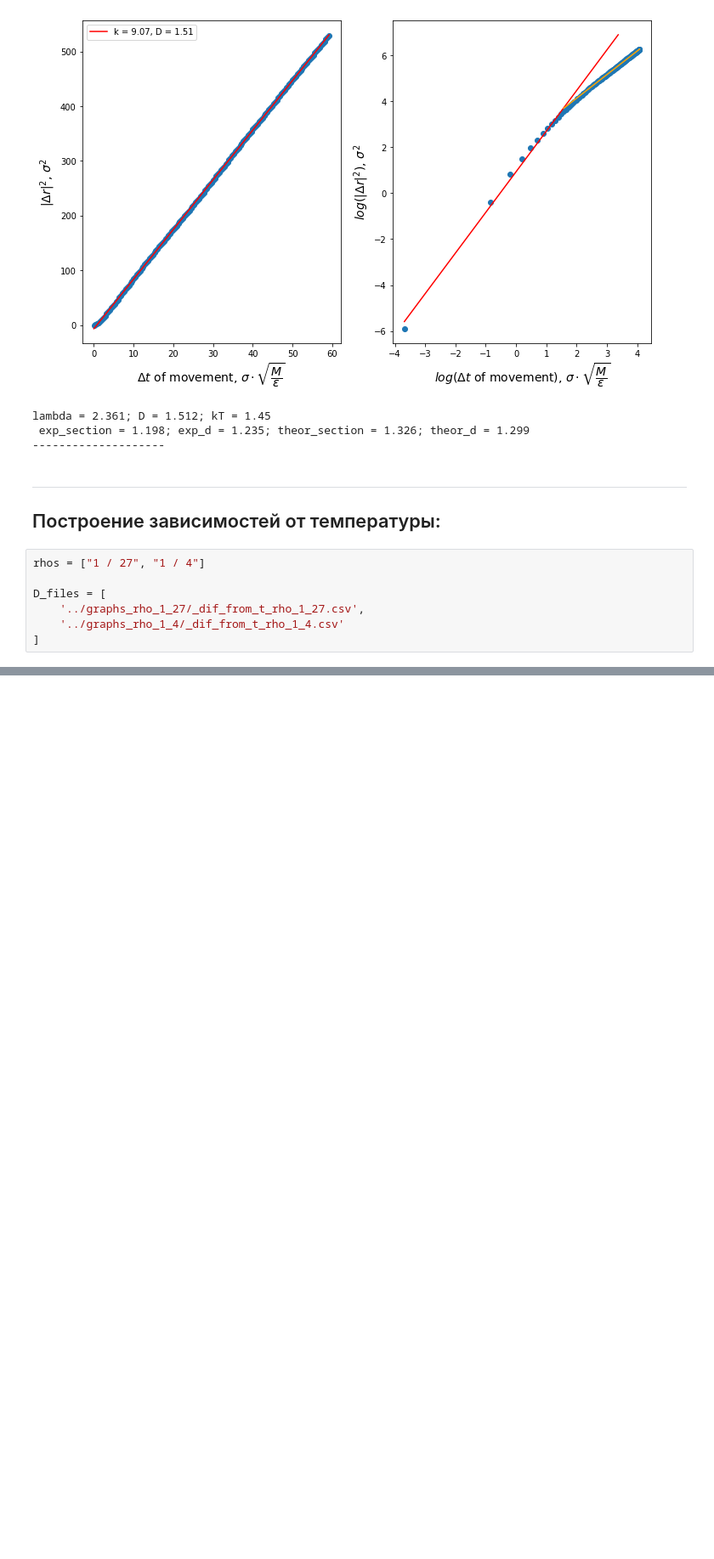
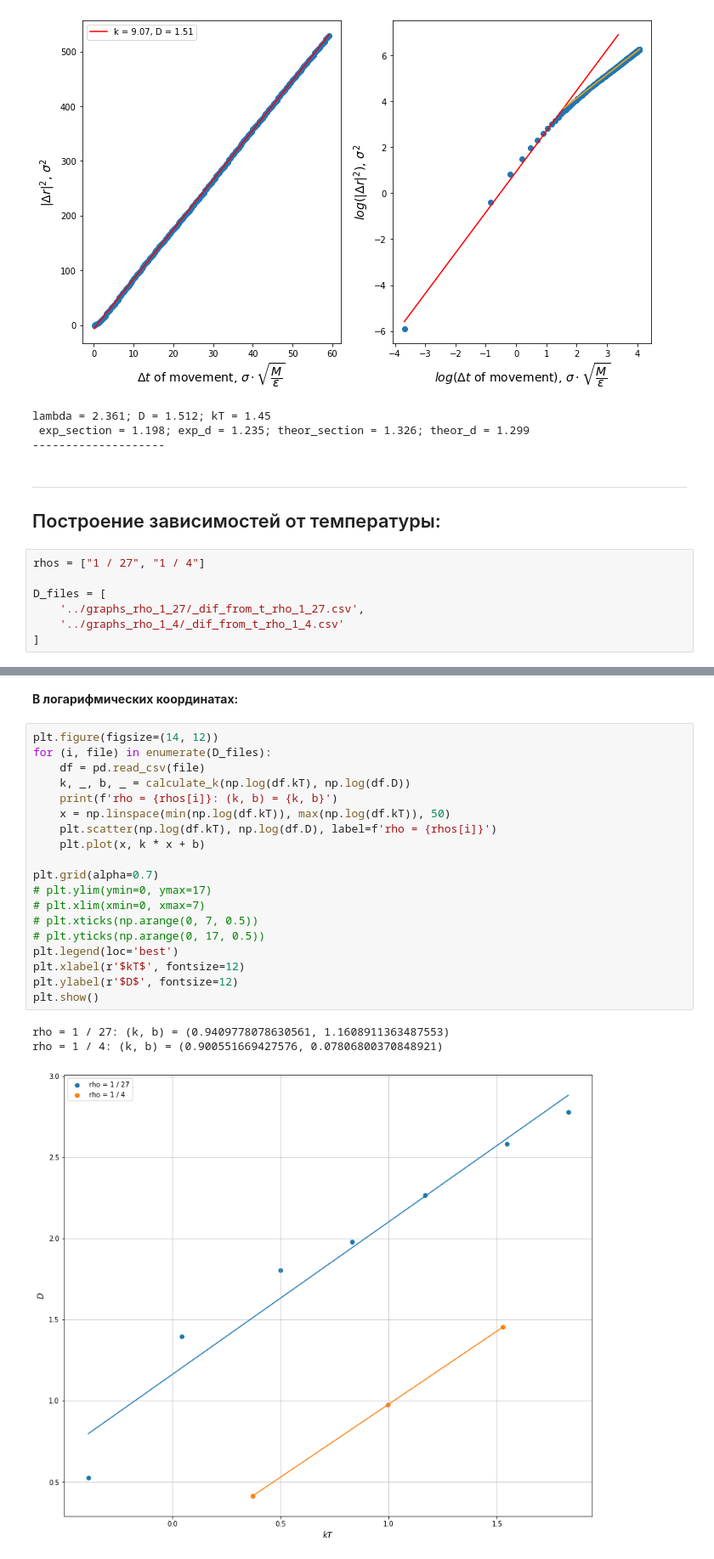
Before and after one commit to Alphonsce/molecular_modeling, a Jupyter notebook: python_realization/final_plotting.ipynb, the cells around one changed output, grey strips where cells are left out. Shown at 85% size. Drawn from its saved outputs; the diff is of its cells as text; blank space fills up the shorter version.

```diff
--- a/python_realization/final_plotting.ipynb
+++ b/python_realization/final_plotting.ipynb
@@ -598,0 +634,25 @@ plt.show()
+# %% [markdown]
+**В логарифмических координатах:**
+# %%
+plt.figure(figsize=(14, 12))
+for (i, file) in enumerate(D_files):
+    df = pd.read_csv(file)
+    k, _, b, _ = calculate_k(np.log(df.kT), np.log(df.D))
+    print(f'rho = {rhos[i]}: (k, b) = {k, b}')
+    x = np.linspace(min(np.log(df.kT)), max(np.log(df.kT)), 50)
+    plt.scatter(np.log(df.kT), np.log(df.D), label=f'rho = {rhos[i]}')
+    plt.plot(x, k * x + b)
+
+plt.grid(alpha=0.7)
+# plt.ylim(ymin=0, ymax=17)
+# plt.xlim(xmin=0, xmax=7)
+# plt.xticks(np.arange(0, 7, 0.5))
+# plt.yticks(np.arange(0, 17, 0.5))
+plt.legend(loc='best')
+plt.xlabel(r'$kT$', fontsize=12)
+plt.ylabel(r'$D$', fontsize=12)
+plt.show()
+# %% [output]
+rho = 1 / 27: (k, b) = (0.9409778078630561, 1.1608911363487553)
+rho = 1 / 4: (k, b) = (0.900551669427576, 0.07806800370848921)
+[figure, added]
```
Also changed, not shown: parts of 6 cells of this notebook.
